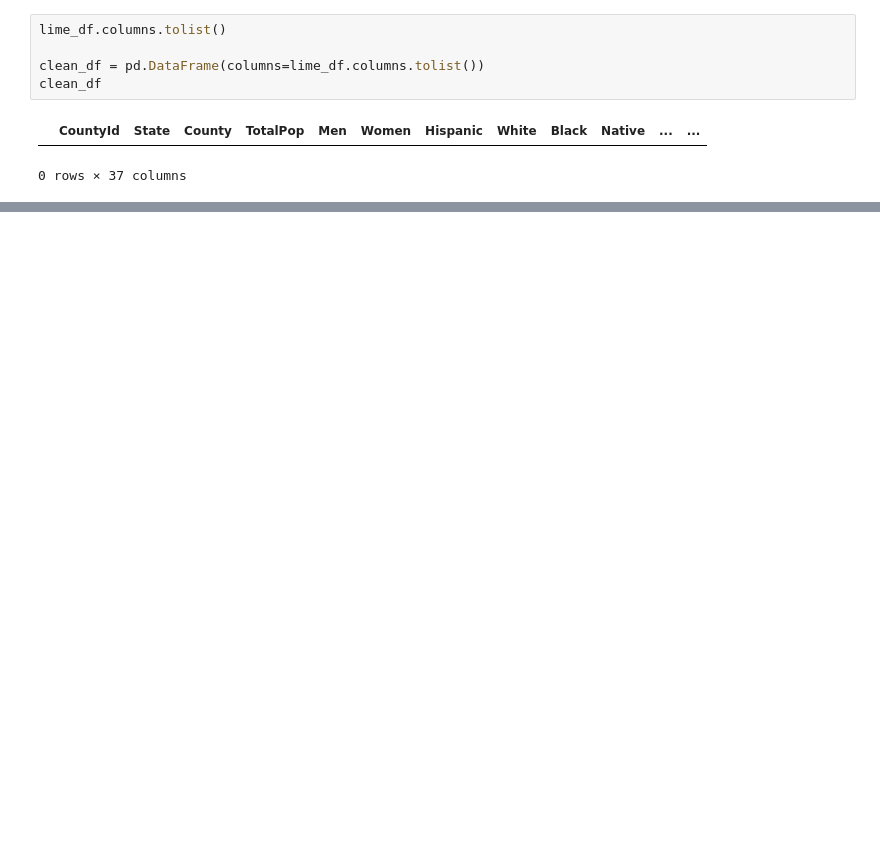
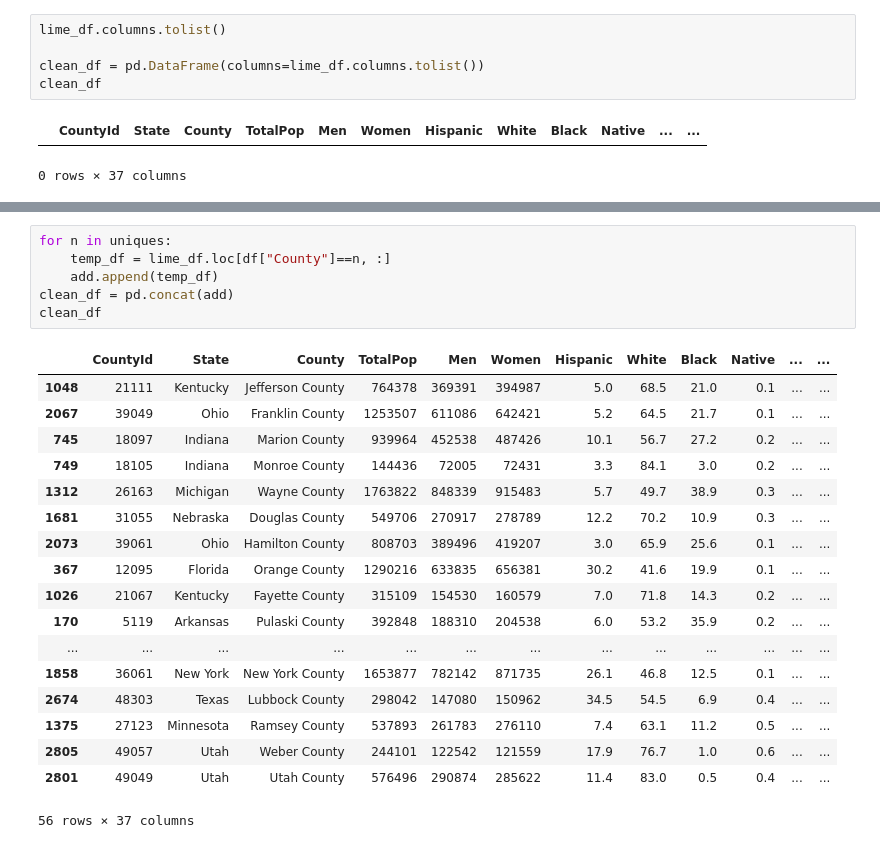
Before and after one commit to adriana-icasiano/project-1, a Jupyter notebook: DATA/Census/Untitled.ipynb, the cells around one changed output, grey strips where cells are left out. Drawn from its saved outputs; the diff is of its cells as text; blank space fills up the shorter version.

```diff
--- a/DATA/Census/Untitled.ipynb
+++ b/DATA/Census/Untitled.ipynb
@@ -91,0 +72,25 @@ pd.conc
+# %%
+for n in uniques:
+    temp_df = lime_df.loc[df["County"]==n, :]
+    add.append(temp_df)
+clean_df = pd.concat(add)
+clean_df
+# %% [output]
+|  | CountyId | State | County | TotalPop | Men | Women | Hispanic | White | Black | Native | ... | ... |
+| 1048 | 21111 | Kentucky | Jefferson County | 764378 | 369391 | 394987 | 5.0 | 68.5 | 21.0 | 0.1 | ... | ... |
+| 2067 | 39049 | Ohio | Franklin County | 1253507 | 611086 | 642421 | 5.2 | 64.5 | 21.7 | 0.1 | ... | ... |
+| 745 | 18097 | Indiana | Marion County | 939964 | 452538 | 487426 | 10.1 | 56.7 | 27.2 | 0.2 | ... | ... |
+| 749 | 18105 | Indiana | Monroe County | 144436 | 72005 | 72431 | 3.3 | 84.1 | 3.0 | 0.2 | ... | ... |
+| 1312 | 26163 | Michigan | Wayne County | 1763822 | 848339 | 915483 | 5.7 | 49.7 | 38.9 | 0.3 | ... | ... |
+| 1681 | 31055 | Nebraska | Douglas County | 549706 | 270917 | 278789 | 12.2 | 70.2 | 10.9 | 0.3 | ... | ... |
+| 2073 | 39061 | Ohio | Hamilton County | 808703 | 389496 | 419207 | 3.0 | 65.9 | 25.6 | 0.1 | ... | ... |
+| 367 | 12095 | Florida | Orange County | 1290216 | 633835 | 656381 | 30.2 | 41.6 | 19.9 | 0.1 | ... | ... |
+| 1026 | 21067 | Kentucky | Fayette County | 315109 | 154530 | 160579 | 7.0 | 71.8 | 14.3 | 0.2 | ... | ... |
+| 170 | 5119 | Arkansas | Pulaski County | 392848 | 188310 | 204538 | 6.0 | 53.2 | 35.9 | 0.2 | ... | ... |
+| ... | ... | ... | ... | ... | ... | ... | ... | ... | ... | ... | ... | ... |
+| 1858 | 36061 | New York | New York County | 1653877 | 782142 | 871735 | 26.1 | 46.8 | 12.5 | 0.1 | ... | ... |
+| 2674 | 48303 | Texas | Lubbock County | 298042 | 147080 | 150962 | 34.5 | 54.5 | 6.9 | 0.4 | ... | ... |
+| 1375 | 27123 | Minnesota | Ramsey County | 537893 | 261783 | 276110 | 7.4 | 63.1 | 11.2 | 0.5 | ... | ... |
+| 2805 | 49057 | Utah | Weber County | 244101 | 122542 | 121559 | 17.9 | 76.7 | 1.0 | 0.6 | ... | ... |
+| 2801 | 49049 | Utah | Utah County | 576496 | 290874 | 285622 | 11.4 | 83.0 | 0.5 | 0.4 | ... | ... |
+56 rows × 37 columns
```
Also changed, not shown: parts of 8 cells of this notebook, 1 other file.
